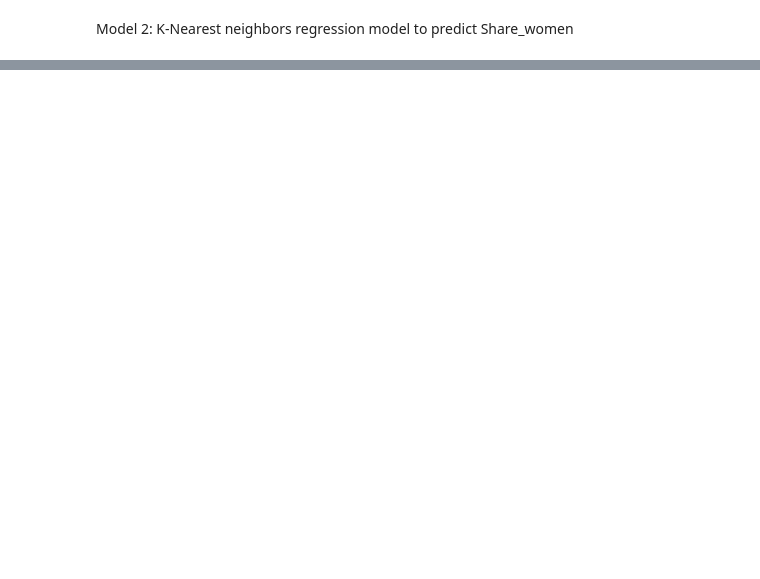
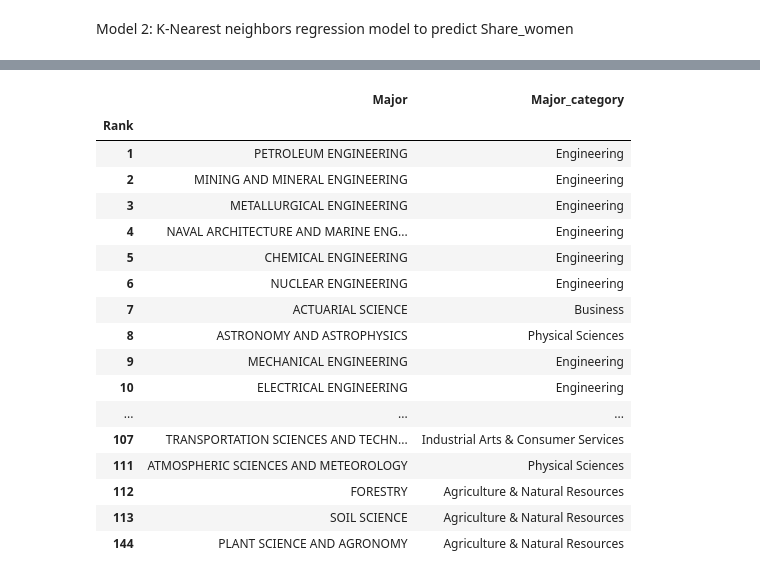
Before and after one commit to lbcmp/Data-Science-Project, a Jupyter notebook: MAT328_Project.ipynb, the cells around one changed output, grey strips where cells are left out. Saved outputs shown, nothing was run; the diff lists cells and outputs as text; code cells hidden in the pictures; blank space fills up the shorter version.

```diff
--- a/MAT328_Project.ipynb
+++ b/MAT328_Project.ipynb
@@ -320,0 +298,8 @@ plt.legend(["Training MSE", "Testing MSE"])
+# %%
+# perform k-means clustering with k = 3 and update majors so that each row shows which cluster it is in
+
+kmeans = KMeans(n_clusters = 3)
+kmeans.fit(x_scaled)
+clusters = kmeans.predict(x_scaled)
+majors["clusters"] = clusters
+majors.head()
@@ -320,0 +314,30 @@ plt.legend(["Training MSE", "Testing MSE"])
+# %%
+# create smaller datasets cluster0, cluster1 and cluster2
+# each dataset represents a cluster and it contains the rows in that cluster
+
+cluster0 = majors[majors["clusters"] == 0]
+cluster1 = majors[majors["clusters"] == 1]
+cluster2 = majors[majors["clusters"] == 2]
+# %%
+# display the major and major_category for each row in cluster0
+
+cluster0[["Major", "Major_category"]]
+# %% [output]
+|  | Major | Major_category |
+| Rank |  |  |
+| 1 | PETROLEUM ENGINEERING | Engineering |
+| 2 | MINING AND MINERAL ENGINEERING | Engineering |
+| 3 | METALLURGICAL ENGINEERING | Engineering |
+| 4 | NAVAL ARCHITECTURE AND MARINE ENG... | Engineering |
+| 5 | CHEMICAL ENGINEERING | Engineering |
+| 6 | NUCLEAR ENGINEERING | Engineering |
+| 7 | ACTUARIAL SCIENCE | Business |
+| 8 | ASTRONOMY AND ASTROPHYSICS | Physical Sciences |
+| 9 | MECHANICAL ENGINEERING | Engineering |
+| 10 | ELECTRICAL ENGINEERING | Engineering |
+| ... | ... | ... |
+| 107 | TRANSPORTATION SCIENCES AND TECHN... | Industrial Arts & Consumer Services |
+| 111 | ATMOSPHERIC SCIENCES AND METEOROLOGY | Physical Sciences |
+| 112 | FORESTRY | Agriculture & Natural Resources |
+| 113 | SOIL SCIENCE | Agriculture & Natural Resources |
+| 144 | PLANT SCIENCE AND AGRONOMY | Agriculture & Natural Resources |
```
Also changed, not shown: parts of 36 cells of this notebook.
